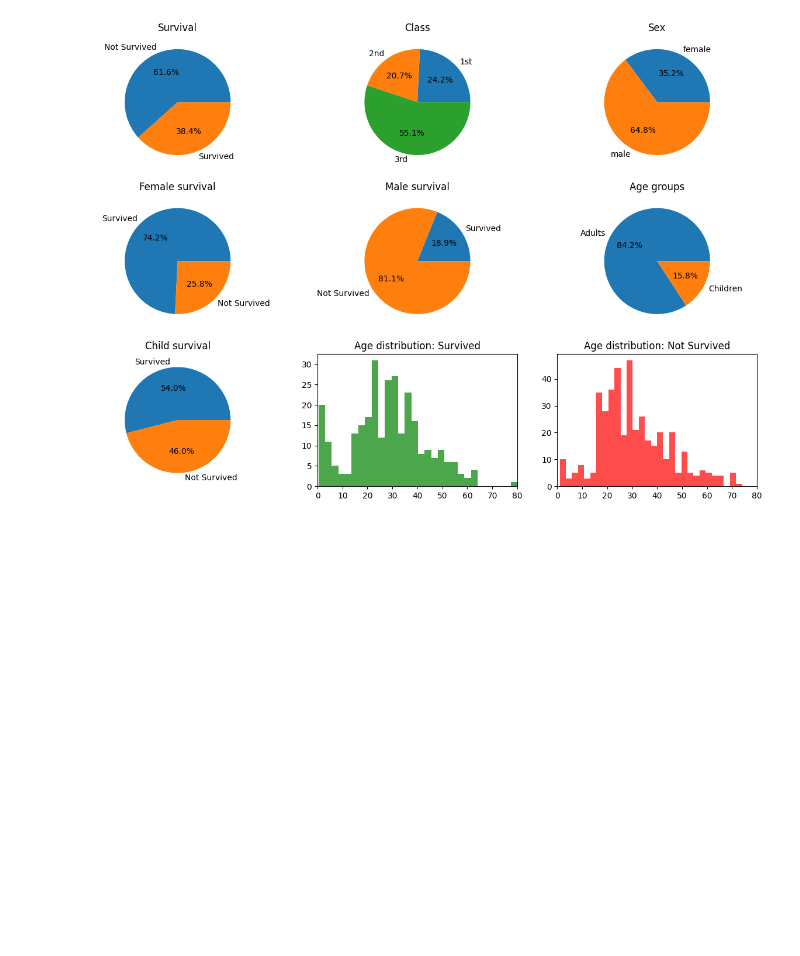
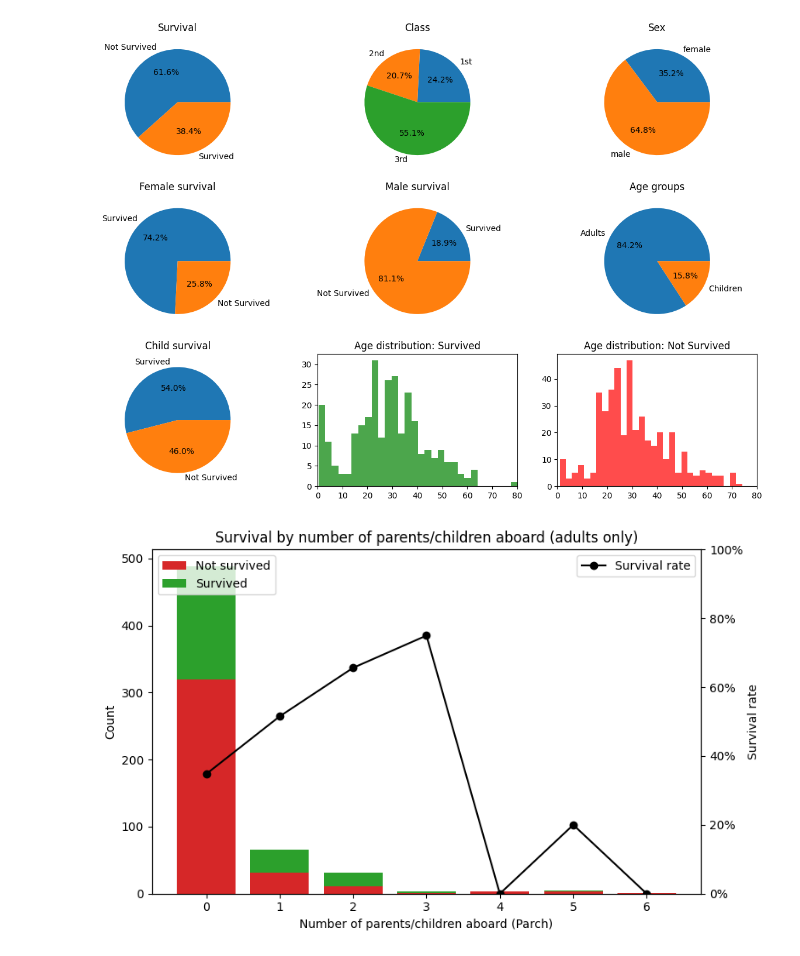
Before and after one commit to felipefcm/kaggle-titanic, a Jupyter notebook: notebooks/data_visualisations.ipynb, the cells around one changed output. Drawn from its saved outputs; the diff is of its cells as text; code cells hidden in the pictures; blank space fills up the shorter version.

```diff
--- a/notebooks/data_visualisations.ipynb
+++ b/notebooks/data_visualisations.ipynb
@@ -111,3 +111,64 @@ age_hist_not_survived_ax.set(xlim=(0, 80), xticks=np.arange(0, 81, 10))
 plt.show()
 # %% [output]
 [figure]
+# %%
+# Plot: number of parents/children aboard (Parch) vs survival
+from collections import defaultdict
+from matplotlib.ticker import PercentFormatter
+
+# Aggregate counts by Parch for adults only (Age >= 18). Treat missing/non-numeric as 0.
+parch_counts = defaultdict(lambda: {'survived': 0, 'not': 0})
+for person in training_data:
+    age_raw = person.get('Age', '')
+    try:
+        # skip if age is missing or non-numeric
+        if age_raw == '':
+            continue
+        age = float(age_raw)
+    except Exception:
+        # skip malformed age values
+        continue
+    # only include adults
+    if age < 18:
+        continue
+
+    parch_raw = person.get('Parch', '')
+    try:
+        p = int(parch_raw) if parch_raw != '' else 0
+    except Exception:
+        # skip malformed Parch values
+        continue
+    if person.get('Survived') == '1':
+        parch_counts[p]['survived'] += 1
+    else:
+        parch_counts[p]['not'] += 1
+
+# Sort by number of children/parents and prepare series
+ks = sorted(parch_counts.keys())
+survived = [parch_counts[k]['survived'] for k in ks]
+not_surv = [parch_counts[k]['not'] for k in ks]
+totals = [s + n for s, n in zip(survived, not_surv)]
+rate = [s / t if t > 0 else 0 for s, t in zip(survived, totals)]
+
+# Plot stacked bars for counts and a line for survival rate
+fig, ax = plt.subplots(figsize=(8, 5))
+ax.bar(ks, not_surv, label='Not survived', color='tab:red')
+ax.bar(ks, survived, bottom=not_surv, label='Survived', color='tab:green')
+ax.set_xlabel('Number of parents/children aboard (Parch)')
+ax.set_ylabel('Count')
+ax.set_title('Survival by number of parents/children aboard (adults only)')
+ax.set_xticks(ks)
+ax.legend(loc='upper left')
+
+ax2 = ax.twinx()
+ax2.plot(ks, rate, color='black', marker='o', label='Survival rate')
+ax2.set_ylabel('Survival rate')
+ax2.set_ylim(0, 1)
+# Format right y-axis as percent using PercentFormatter
+ax2.yaxis.set_major_formatter(PercentFormatter(xmax=1))
+ax2.legend(loc='upper right')
+
+plt.tight_layout()
+plt.show()
+# %% [output]
+[figure, added]
```
Also changed, not shown: 6 other files.
